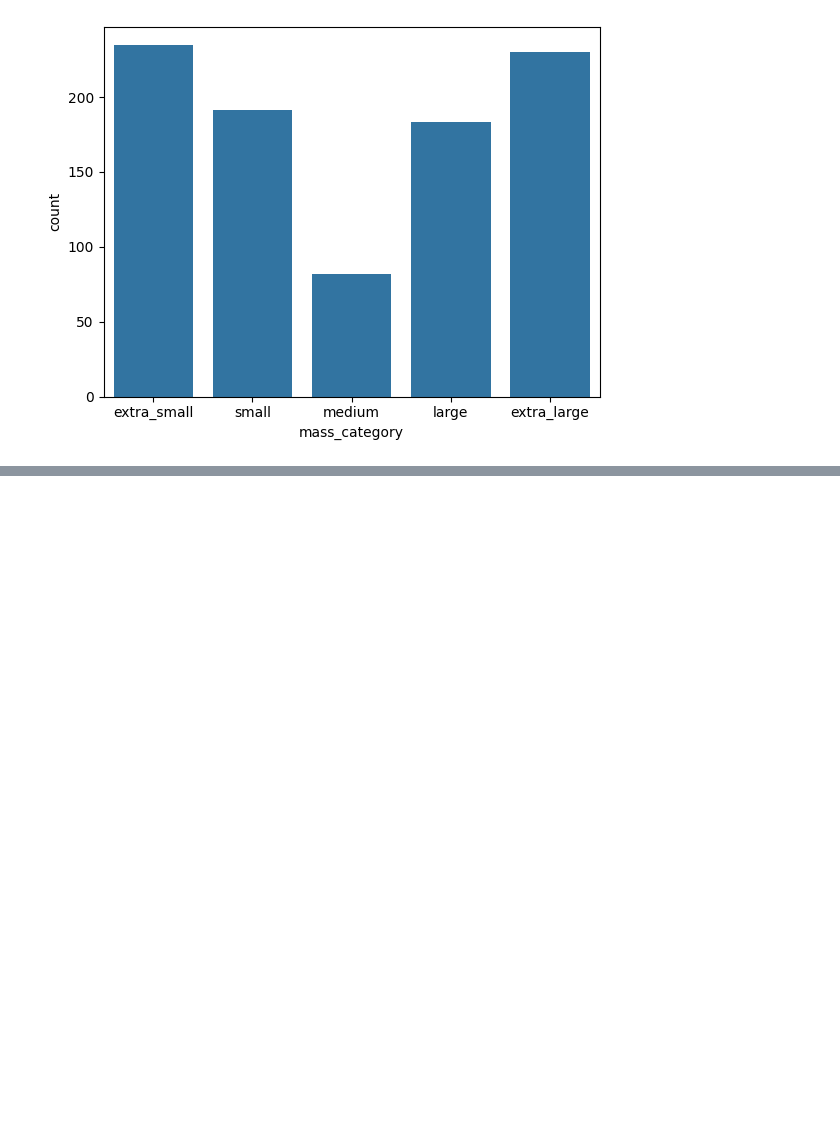
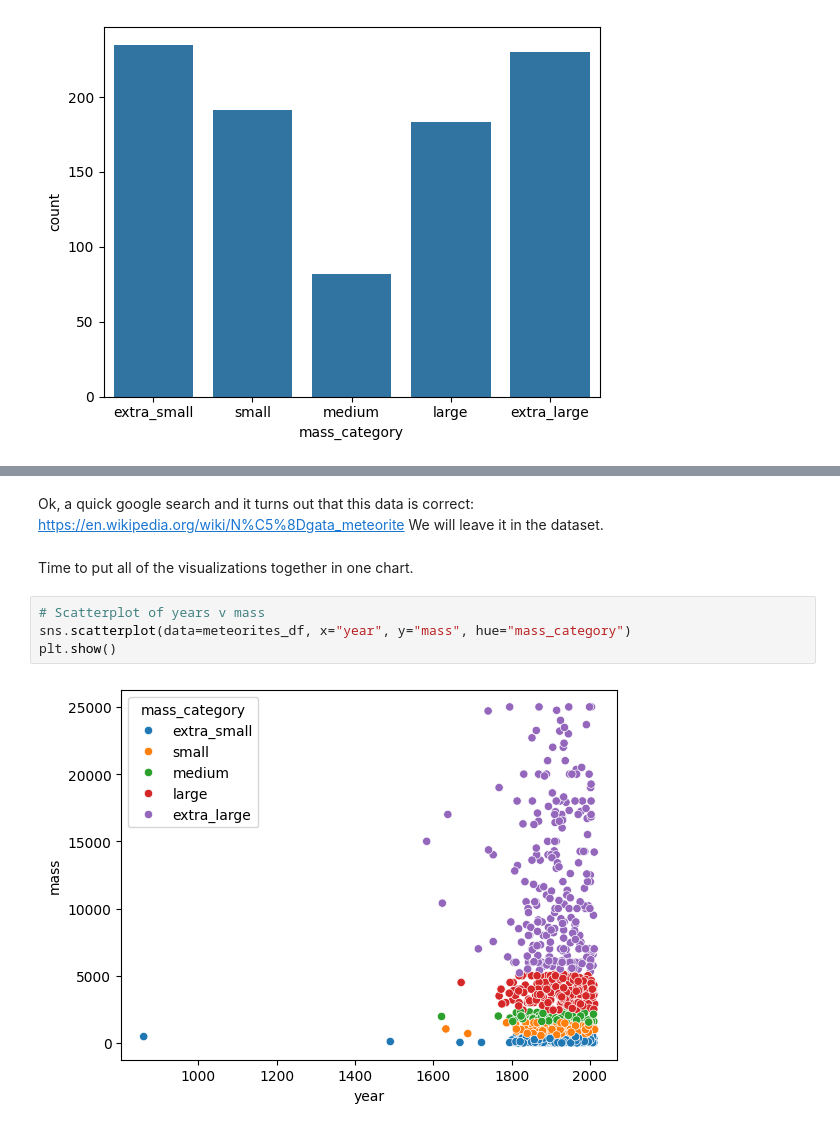
Before and after one commit to calebdcavazos/data_projects, a Jupyter notebook: meteorite/meteorites.ipynb, the cells around one changed output, grey strips where cells are left out. Cells and saved outputs as stored; diff of their text form; blank space fills up the shorter version.

```diff
--- a/meteorite/meteorites.ipynb
+++ b/meteorite/meteorites.ipynb
@@ -244,0 +274,11 @@ plt.show()
+# %% [markdown]
+Ok, a quick google search and it turns out that this data is correct: https://en.wikipedia.org/wiki/N%C5%8Dgata_meteorite
+We will leave it in the dataset.
+# %% [markdown]
+Time to put all of the visualizations together in one chart.
+# %%
+# Scatterplot of years v mass
+sns.scatterplot(data=meteorites_df, x="year", y="mass", hue="mass_category")
+plt.show()
+# %% [output]
+[figure, added]
```
Also changed, not shown: parts of 6 cells of this notebook.
